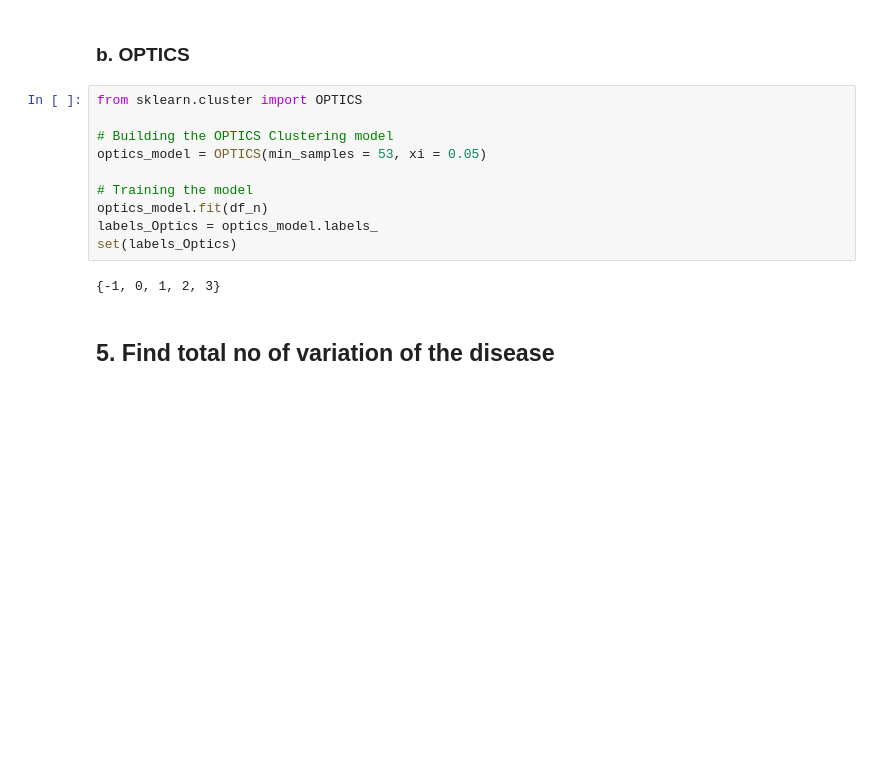
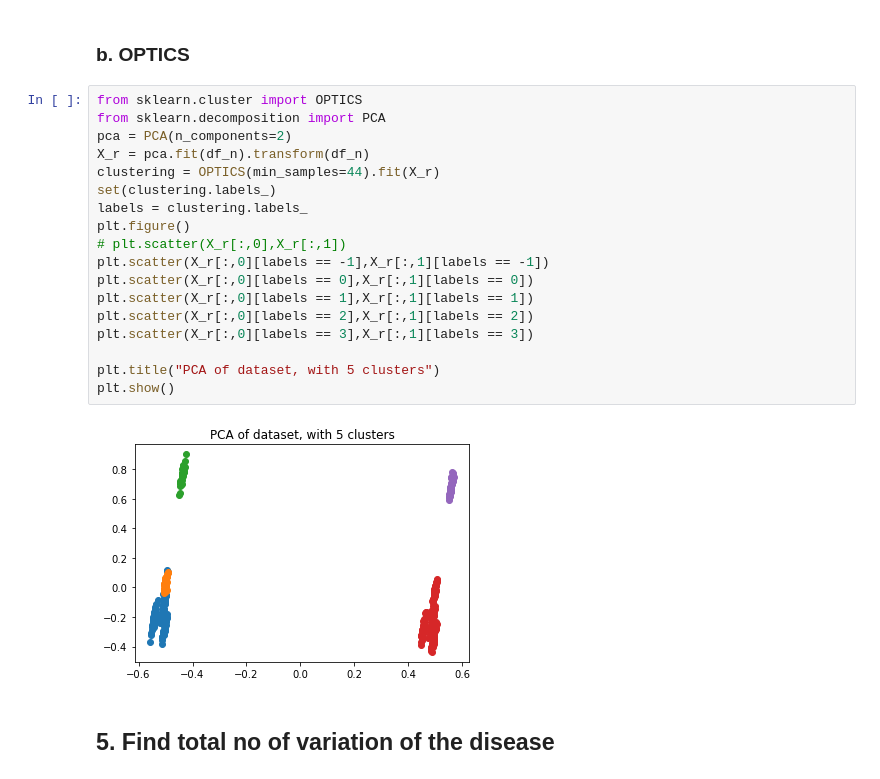
Before and after one commit to suyash-srivastava-dev/AI-Lab, a Jupyter notebook: Lab 5/Lab 5- Suyash Srivastava - 22MCS108.ipynb, the cells around one changed output. Cells and saved outputs as stored; diff of their text form; blank space fills up the shorter version.

```diff
--- a/Lab 5/Lab 5- Suyash Srivastava - 22MCS108.ipynb
+++ b/Lab 5/Lab 5- Suyash Srivastava - 22MCS108.ipynb
@@ -119,18 +119,26 @@ set(labels)
 {0, 1, 2, 3}
 # %% [markdown]
 ### b. OPTICS
-# %%
-from sklearn.cluster import OPTICS
-
-# Building the OPTICS Clustering model
-optics_model = OPTICS(min_samples = 53, xi = 0.05)
-
-# Training the model
-optics_model.fit(df_n)
-labels_Optics = optics_model.labels_
-set(labels_Optics)
-# %% [output]
-{-1, 0, 1, 2, 3}
+# %%
+from sklearn.cluster import OPTICS
+from sklearn.decomposition import PCA
+pca = PCA(n_components=2)
+X_r = pca.fit(df_n).transform(df_n)
+clustering = OPTICS(min_samples=44).fit(X_r)
+set(clustering.labels_)
+labels = clustering.labels_
+plt.figure()
+# plt.scatter(X_r[:,0],X_r[:,1])
+plt.scatter(X_r[:,0][labels == -1],X_r[:,1][labels == -1])
+plt.scatter(X_r[:,0][labels == 0],X_r[:,1][labels == 0])
+plt.scatter(X_r[:,0][labels == 1],X_r[:,1][labels == 1])
+plt.scatter(X_r[:,0][labels == 2],X_r[:,1][labels == 2])
+plt.scatter(X_r[:,0][labels == 3],X_r[:,1][labels == 3])
+
+plt.title("PCA of dataset, with 5 clusters")
+plt.show()
+# %% [output]
+[figure, added]
 # %% [markdown]
 ## 5. Find total no of variation of the disease
 # %% [markdown]
```
Also changed, not shown: parts of 2 cells of this notebook, 1 other file.
